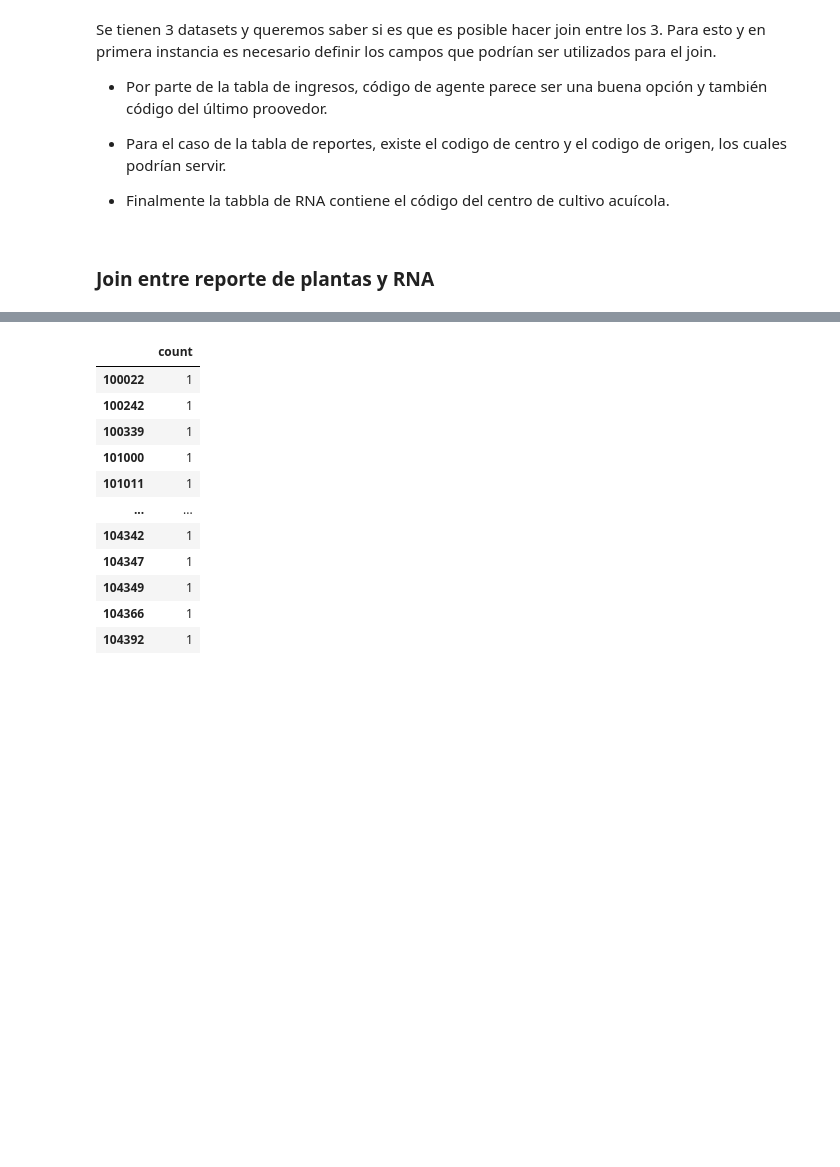
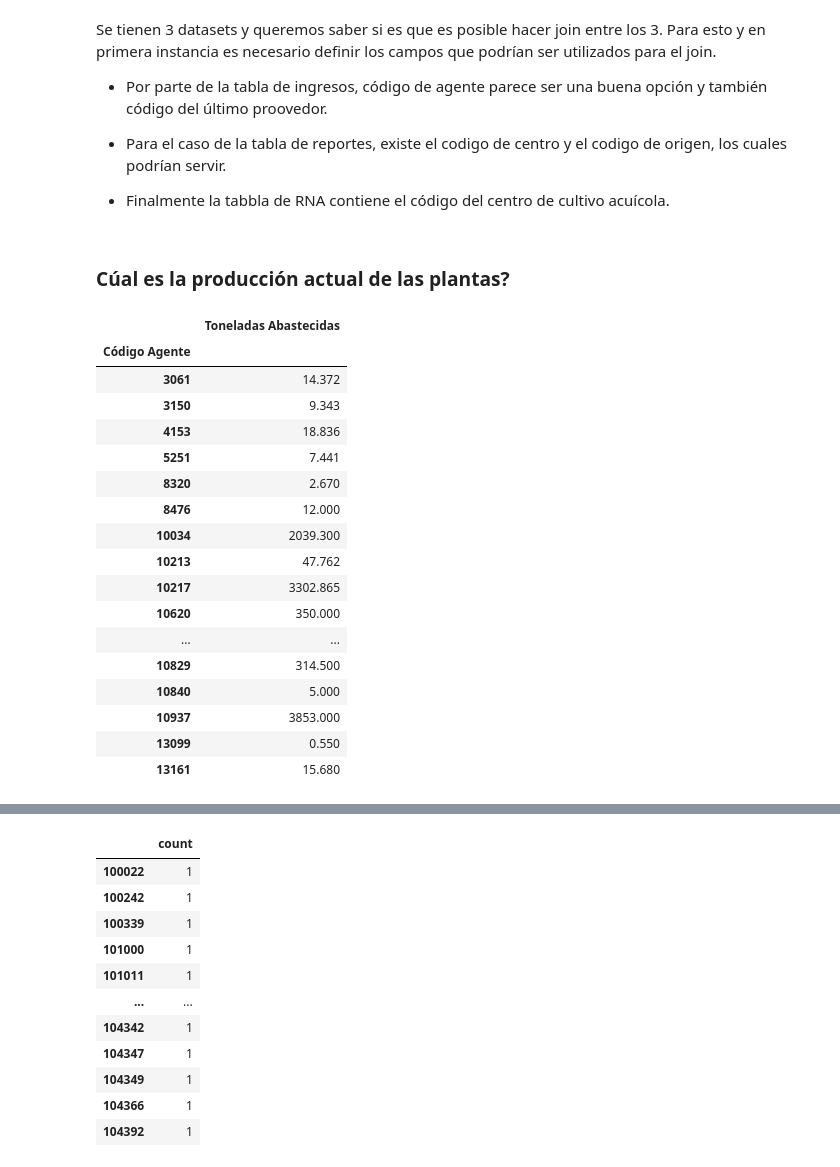
Before and after one commit to pedropablosilvaa/tesis_magister, a Jupyter notebook: notebooks/2_01_JOIN_data_sernapesca.ipynb, the cells around one changed output, grey strips where cells are left out. Cells and saved outputs as stored; diff of their text form; code cells hidden in the pictures; blank space fills up the shorter version.

Commit message:
starting with spatial clustering

```diff
--- a/notebooks/2_01_JOIN_data_sernapesca.ipynb
+++ b/notebooks/2_01_JOIN_data_sernapesca.ipynb
@@ -48,5 +81,5 @@ Se tienen 3 datasets y queremos saber si es que es posible hacer join entre los
 * Para el caso de la tabla de reportes, existe el codigo de centro y el codigo de origen, los cuales podrían servir.
 
 * Finalmente la tabbla de RNA contiene el código del centro de cultivo acuícola.
-# %% [markdown]
-### Join entre reporte de plantas y RNA
+# %% [markdown]
+### Cúal es la producción actual de las plantas?
@@ -52,0 +90,28 @@ Se tienen 3 datasets y queremos saber si es que es posible hacer join entre los
+# %%
+date_to_consult = '2022-06-30'
+days_to_track = 30
+date_to_consult = datetime.strptime(date_to_consult, '%Y-%m-%d')
+start_date =  date_to_consult - timedelta(days=days_to_track)
+reporte_plantas_last_month = reporte_plantas_filtered[(reporte_plantas_filtered['Fecha Ult. Proveedor'] > start_date) &
+                                                      (reporte_plantas_filtered['Fecha Ult. Proveedor'] < '2022-06-30')]
+reporte_plantas_last_month_sum = reporte_plantas_last_month[['Código Agente','Toneladas Abastecidas']].groupby('Código Agente').sum()
+reporte_plantas_last_month_sum
+# %% [output]
+|  | Toneladas Abastecidas |
+| Código Agente |  |
+| 3061 | 14.372 |
+| 3150 | 9.343 |
+| 4153 | 18.836 |
+| 5251 | 7.441 |
+| 8320 | 2.670 |
+| 8476 | 12.000 |
+| 10034 | 2039.300 |
+| 10213 | 47.762 |
+| 10217 | 3302.865 |
+| 10620 | 350.000 |
+| ... | ... |
+| 10829 | 314.500 |
+| 10840 | 5.000 |
+| 10937 | 3853.000 |
+| 13099 | 0.550 |
+| 13161 | 15.680 |
```
Also changed, not shown: parts of 7 cells of this notebook, 5 other files.
